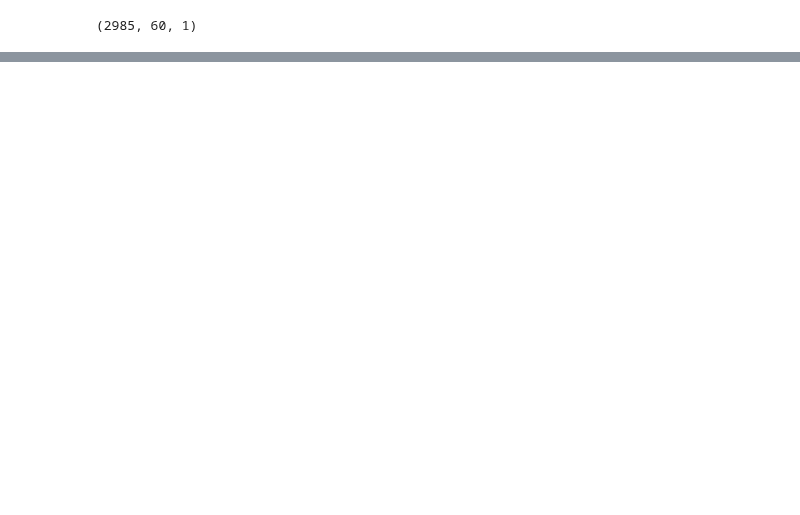
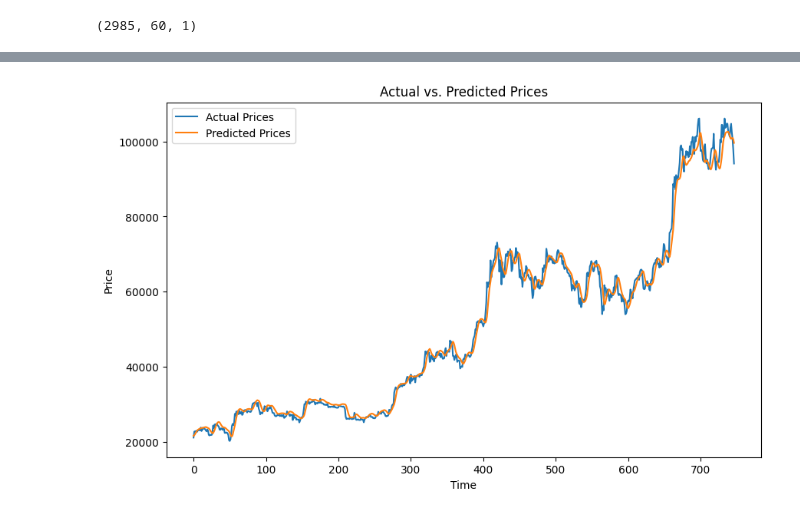
Before and after one commit to bonareri/Cryptocurrency-Price-Prediction-, a Jupyter notebook: lstm_model.ipynb, the cells around one changed output, grey strips where cells are left out. Drawn from its saved outputs; the diff is of its cells as text; code cells hidden in the pictures; blank space fills up the shorter version.

```diff
--- a/lstm_model.ipynb
+++ b/lstm_model.ipynb
@@ -152,0 +179,5 @@ Epoch 22/50
+# %%
+# Predictions
+predicted = model.predict(X_test)
+predicted = scaler.inverse_transform(predicted)  # Inverse scale predictions
+y_test_actual = scaler.inverse_transform(y_test.reshape(-1, 1))  # Inverse scale actual values
@@ -153 +186,12 @@ Epoch 22/50
+# %%
+plt.figure(figsize=(10, 6))
+plt.plot(y_test_actual, label="Actual Prices")
+plt.plot(predicted, label="Predicted Prices")
+plt.title("Actual vs. Predicted Prices")
+plt.xlabel("Time")
+plt.ylabel("Price")
+plt.legend()
+plt.show()
+# %% [output]
+[figure, added]
 # %%
```
Also changed, not shown: parts of 25 cells of this notebook.
